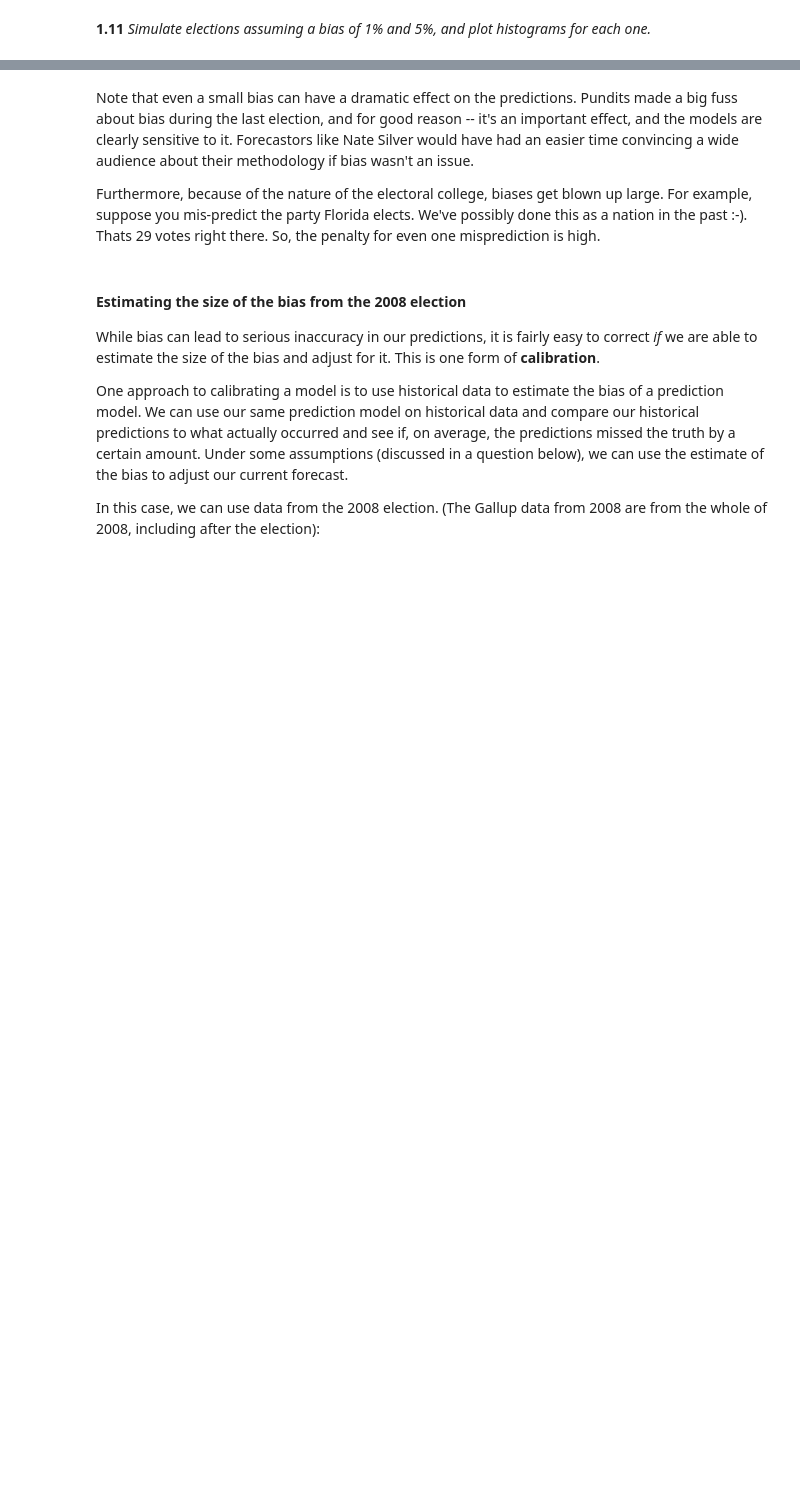
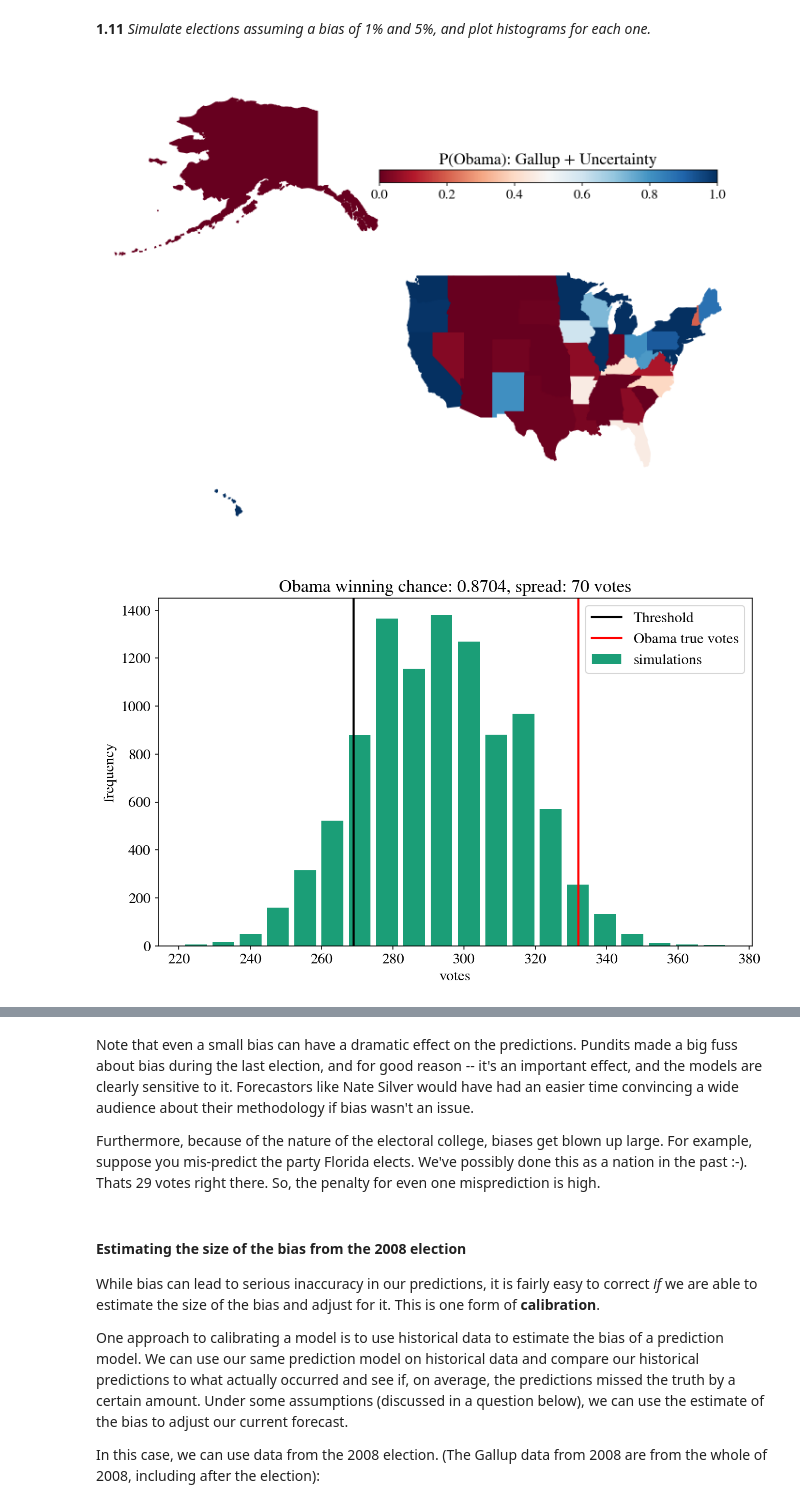
Before and after one commit to tlsky07/content, a Jupyter notebook: HW2.ipynb, the cells around one changed output, grey strips where cells are left out. Saved outputs shown, nothing was run; the diff lists cells and outputs as text; code cells hidden in the pictures; blank space fills up the shorter version.

```diff
--- a/HW2.ipynb
+++ b/HW2.ipynb
@@ -370,6 +419,19 @@ Nothing
 """
 
 #your code here
+def plot_simulation(result):
+    plt.hist(result, bins=20, rwidth=0.8, label='simulations')
+    plt.axvline(x=269, color='black', label='Threshold')
+    plt.axvline(x=332, color='red', label='Obama true votes')
+
+    # compute the 5th and 95th quantiles
+    qt_5 = np.percentile(result,5)
+    qt_95 = np.percentile(result,95)
+
+    plt.title('Obama winning chance: %.4f, spread: %d votes' %((result>269).mean(),qt_95-qt_5))
+    plt.xlabel('votes')
+    plt.ylabel('frequency')
+    plt.legend()
 # %% [markdown]
 Lets plot the result of the Predictwise simulation. Your plot should look something like this:
 
@@ -497,3 +603,11 @@ model : DataFrame
     model.index should be set to gallup.index (that is, it should be indexed by state name)
 """
 # your code here
+from scipy.stats import norm
+def uncertain_gallup_model(data):
+    return pd.DataFrame({'Obama':1-norm.cdf(0,loc=data['Dem_Adv'],scale=3)},index=data.index)
+
+
+# test
+print gallup_2012['Dem_Adv'].head(10)
+uncertain_gallup_model(gallup_2012).head()
@@ -551,3 +693,10 @@ Examples
 >>> .460172
 """
 #your code here
+def biased_gallup_poll(data,bias_value):
+    data_biased = data.copy()
+    data_biased['Dem_Adv'] -= bias_value
+    return uncertain_gallup_model(data_biased)
+
+# test
+biased_gallup_poll(gallup_2012,1).head()
@@ -557,0 +713,12 @@ Examples
+# %%
+#your code here
+model_1 = biased_gallup_poll(gallup_2012,1)
+model_1 = model_1.join(electoral_votes)
+
+make_map(model_1.Obama, "P(Obama): Gallup + Uncertainty")
+plt.show()
+prediction = simulate_election(model_1, 10000)
+plot_simulation(prediction)
+# %% [output]
+[figure, added]
+[figure, added]
```
Also changed, not shown: parts of 42 cells of this notebook, 3 other files.
